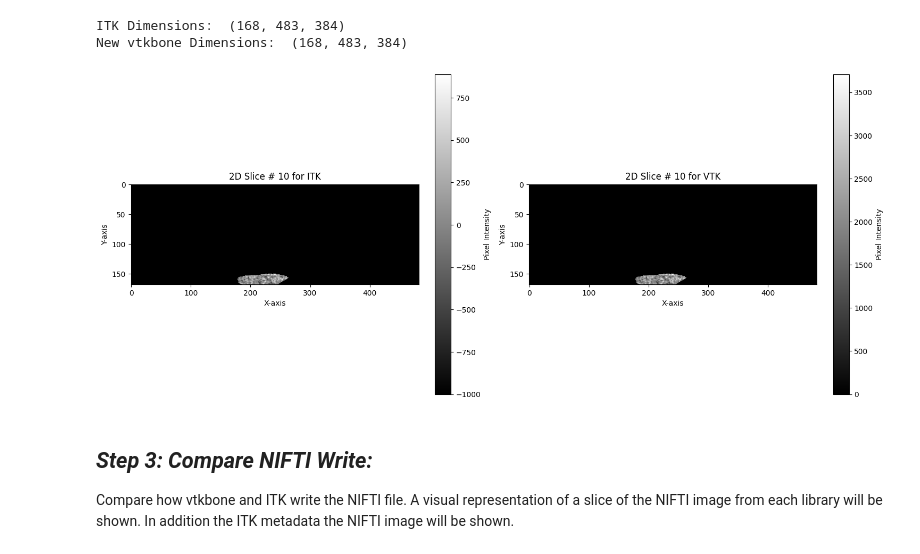
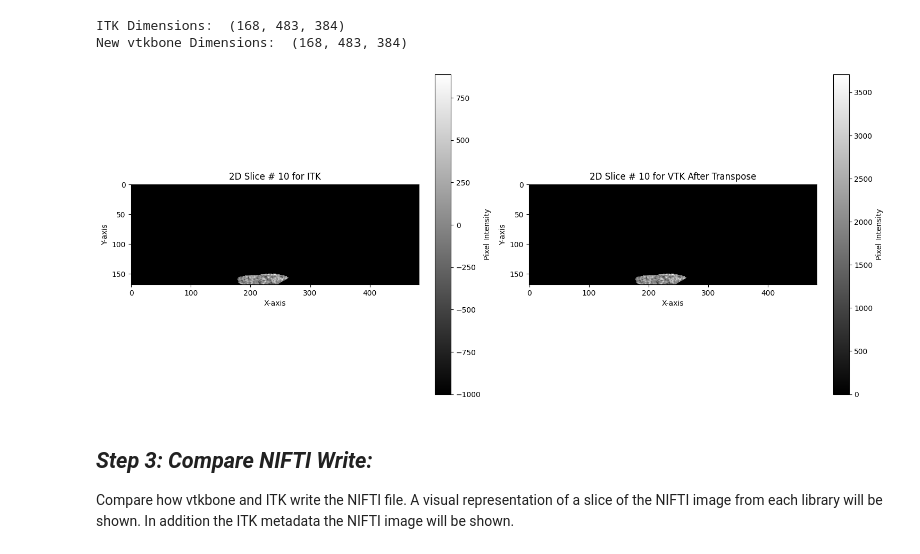
Before and after one commit to ORMIR-XCT/ORMIR_XCT, a Jupyter notebook: examples/ITK_VTK_Outcome.ipynb, the cells around one changed output. Drawn from its saved outputs; the diff is of its cells as text; code cells hidden in the pictures.

Commit message:
Added image example

```diff
--- a/examples/ITK_VTK_Outcome.ipynb
+++ b/examples/ITK_VTK_Outcome.ipynb
@@ -164,27 +164,27 @@ New vtkbone Dimensions:  (168, 483, 384)
 # %%
 # To view the new sliced image
 vtk_selected_slice = new_vtkbone_dimesnsions[:, :, slice_index]
 
 fig, axs = plt.subplots(1, 2, figsize=(15,15))
 
 # ITK plot
 im1 = axs[0].imshow(itk_selected_slice, cmap='gray', )
 axs[0].set_title(f"2D Slice # {slice_index} for ITK")
 axs[0].set_xlabel("X-axis")
 axs[0].set_ylabel("Y-axis")
 fig.colorbar(im1, ax=axs[0], fraction=0.05).set_label("Pixel Intensity")
 
 # VTK plot
 im2 = axs[1].imshow(vtk_selected_slice, cmap='gray')
-axs[1].set_title(f"2D Slice # {slice_index} for VTK")
+axs[1].set_title(f"2D Slice # {slice_index} for VTK After Transpose")
 axs[1].set_xlabel("X-axis")
 axs[1].set_ylabel("Y-axis")
 fig.colorbar(im2, ax=axs[1], fraction=0.05).set_label("Pixel Intensity")
 
 plt.tight_layout()
 plt.show()
 # %% [output]
-[figure, old version]
+[figure, new version]
 # %% [markdown]
 <a name="niftiWrite"></a>
 ## *Step 3: Compare NIFTI Write:*
```
Also changed, not shown: parts of 2 cells of this notebook.
